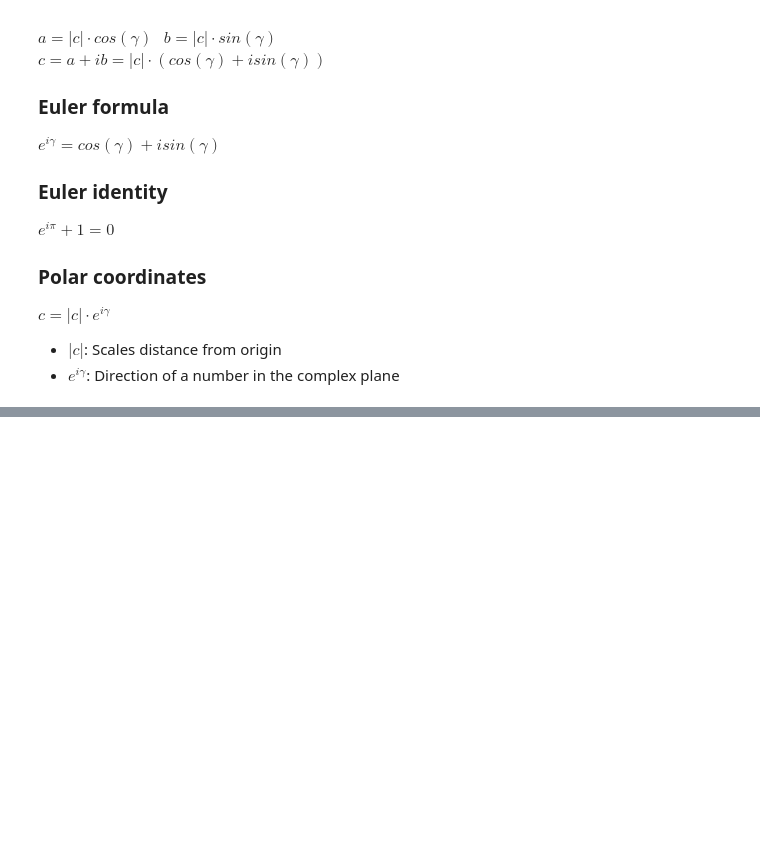
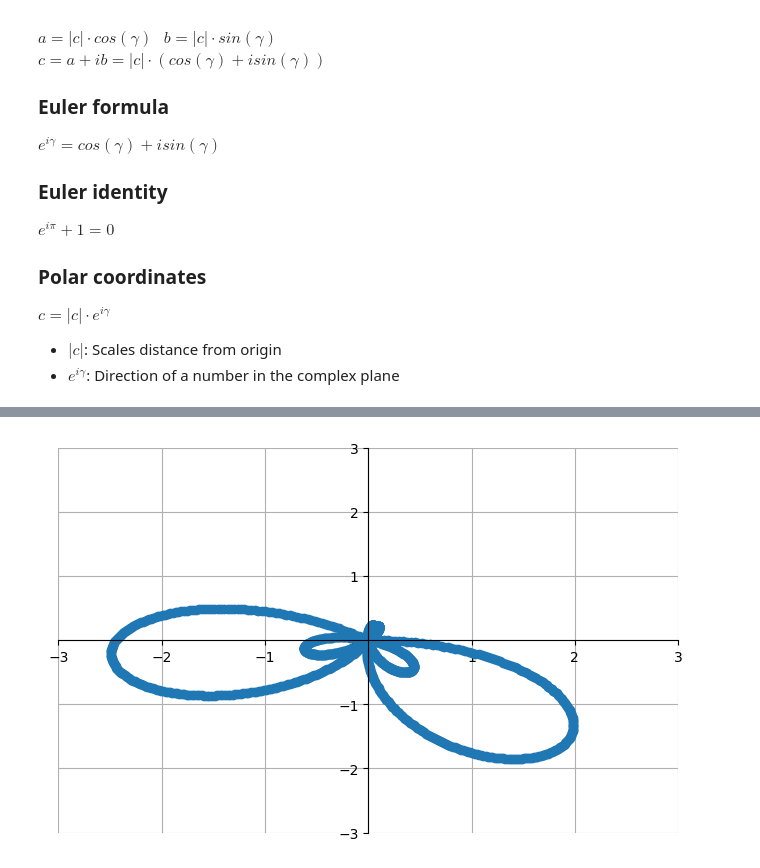
Before and after one commit to nuyhc/RhythmStudy, a Jupyter notebook: 2. DSP/DSP_4_김채현.ipynb, the cells around one changed output, grey strips where cells are left out. Cells and saved outputs as stored; diff of their text form; code cells hidden in the pictures; blank space fills up the shorter version.

```diff
--- a/2. DSP/DSP_4_김채현.ipynb
+++ b/2. DSP/DSP_4_김채현.ipynb
@@ -189,0 +288,8 @@ $$c_f = { d_f \over \sqrt 2 } \cdot e^{-i2\pi\varphi_f}$$
+# %%
+time = np.linspace(0, 1, 1000)
+plot_fourier_transform(pure_tone_freq=1.1,
+                       signal_freq=1,
+                       time=time
+                       )
+# %% [output]
+[figure, added]
```
Also changed, not shown: parts of 11 cells of this notebook.
